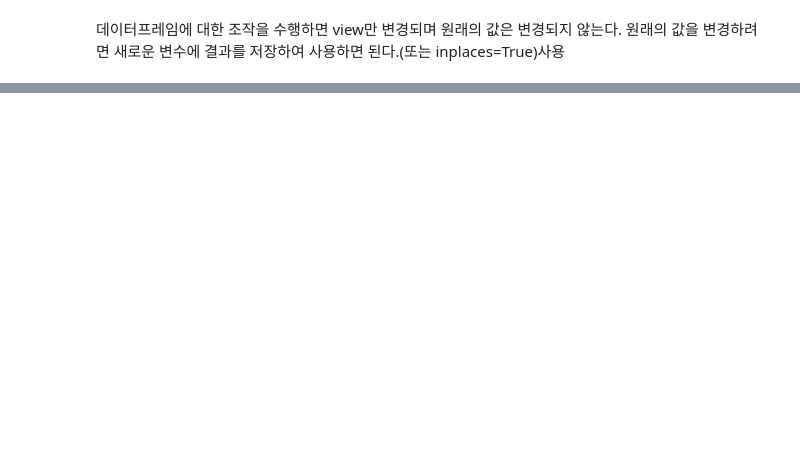
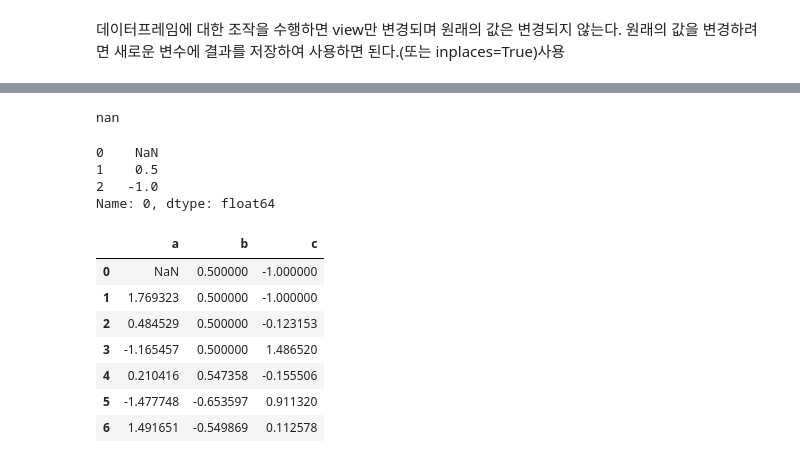
Before and after one commit to Jelcream/AI_Based_BigData, a Jupyter notebook: Saturday/Python_test/pandas-test.ipynb, the cells around one changed output, grey strips where cells are left out. Drawn from its saved outputs; the diff is of its cells as text; code cells hidden in the pictures; blank space fills up the shorter version.

```diff
--- a/Saturday/Python_test/pandas-test.ipynb
+++ b/Saturday/Python_test/pandas-test.ipynb
@@ -809,0 +834,23 @@ df2
+# %%
+df2.iloc[0,0]
+# %% [output]
+nan
+# %%
+df2.loc[0]
+# %% [output]
+0    NaN
+1    0.5
+2   -1.0
+Name: 0, dtype: float64
+# %%
+df2.columns = ['a','b','c']
+df2
+# %% [output]
+|  | a | b | c |
+| 0 | NaN | 0.500000 | -1.000000 |
+| 1 | 1.769323 | 0.500000 | -1.000000 |
+| 2 | 0.484529 | 0.500000 | -0.123153 |
+| 3 | -1.165457 | 0.500000 | 1.486520 |
+| 4 | 0.210416 | 0.547358 | -0.155506 |
+| 5 | -1.477748 | -0.653597 | 0.911320 |
+| 6 | 1.491651 | -0.549869 | 0.112578 |
```
Also changed, not shown: parts of 15 cells of this notebook, 3 other files.
